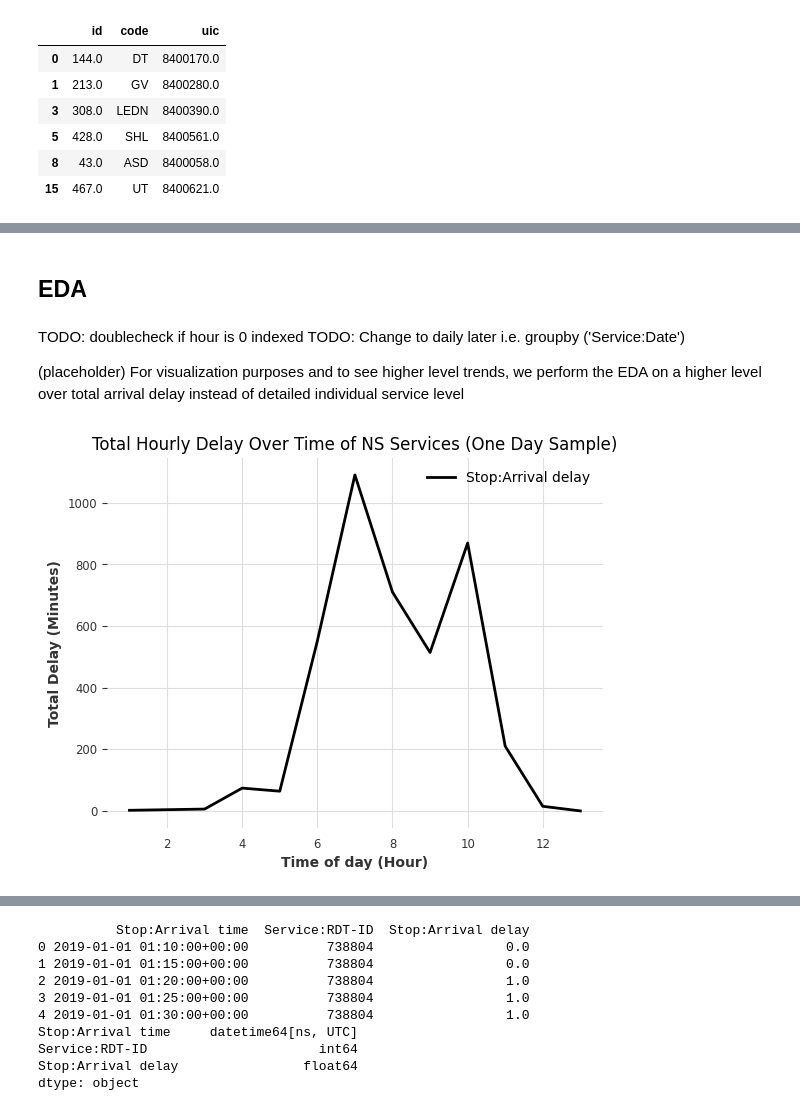
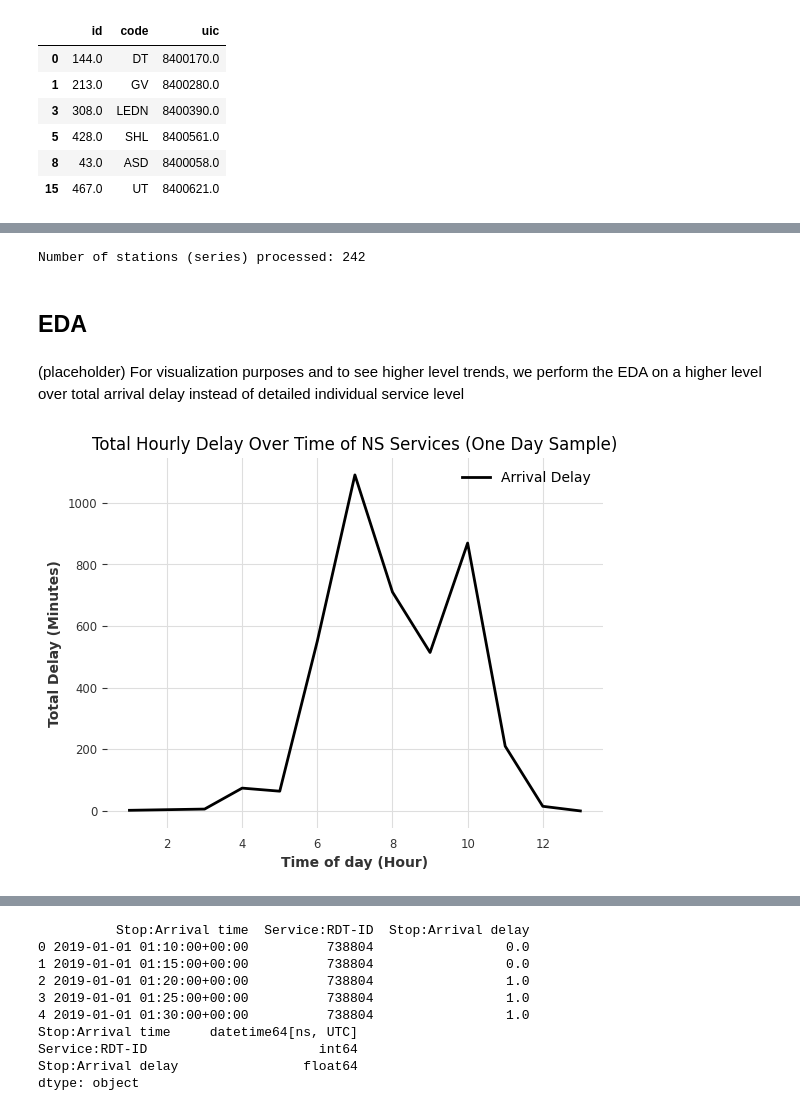
Before and after one commit to jbaonl/MSc-Thesis, a Jupyter notebook: MSc-Thesis/Bao/EDA.ipynb, the cells around one changed output, grey strips where cells are left out. Cells and saved outputs as stored; diff of their text form; code cells hidden in the pictures.

Commit message:
Updated EDA, with additional analysis on full time horizons for all datasets. Fixed small bug in download_data.ipynb

```diff
--- a/MSc-Thesis/Bao/EDA.ipynb
+++ b/MSc-Thesis/Bao/EDA.ipynb
@@ -867,7 +2195,7 @@ relevant_cols = [
 'Stop:Arrival time', 'Stop:Arrival delay',
 # 'Stop:Arrival cancelled',
 'Stop:Departure time', 'Stop:Departure delay', 'Stop:Departure cancelled',
-'Stop:Platform change'
+'Stop:Platform change',
 # 'Stop:Planned platform', 'Stop:Actual platform',
 'Sorted Stop: Arrival time', 'hour', 'minute', 'quarter_hour_bin',
 'id',
@@ -890,3 +2218,6 @@ relevant_cols = [
 'wind_speed_10m', 'wind_gusts_10m', 'soil_temperature_0_to_7cm',
 #'date'
 ]
+# %%
+full_merged_dataset = full_merged_dataset[relevant_cols]
+full_merged_dataset
@@ -892,0 +2238,2 @@ relevant_cols = [
+# %%
+full_merged_dataset['Arrival Delay'] = full_merged_dataset['Stop:Arrival delay'].astype(int)
@@ -892,0 +2269,30 @@ relevant_cols = [
+# %%
+# 1. Ensure the Departure Time is a datetime object so we can sort correctly
+full_merged_dataset['Stop:Departure time'] = pd.to_datetime(full_merged_dataset['Stop:Departure time'])
+
+# 2. Sort the data
+# We sort by ID first, then by Time.
+# na_position='last' is CRITICAL here: The final station usually has no Departure Time
+# (because the train ends there), so we force NaNs to the bottom to ensure it's treated as the last stop.
+df_sorted = full_merged_dataset.sort_values(
+    by=['Service:RDT-ID', 'Stop:Departure time'],
+    na_position='last'
+)
+
+# 3. Create the GroupBy object
+# We group by the unique service ID so operations happen per train
+grouped = df_sorted.groupby('Service:RDT-ID')['Stop:Station name']
+
+# 4. Create Source and Target Columns
+# .transform('first') takes the first station in the sorted group and applies it to ALL rows in that group
+# .transform('last') does the same for the last station
+full_merged_dataset['Source_Station'] = grouped.transform('first')
+full_merged_dataset['Target_Station'] = grouped.transform('last')
+
+# 5. Create the Trajectory Column
+full_merged_dataset['Trajectory'] = (
+    full_merged_dataset['Source_Station'] + ' -> ' + full_merged_dataset['Target_Station']
+)
+
+# Optional: Verify the result
+print(full_merged_dataset[['Service:RDT-ID', 'Stop:Station name', 'Trajectory']].head())
@@ -893,22 +2401,28 @@ relevant_cols = [
+# %%
+# Split data into Train and Test
+# This takes the last 5 hours of EACH station (group) as test data
+series_train = [s[:-5] for s in all_series]
+series_test = [s[-5:] for s in all_series]
+
+print(f"Number of stations (series) processed: {len(all_series)}")
+# %% [output]
+Number of stations (series) processed: 242
 # %% [markdown]
 ## EDA
 # %% [markdown]
-TODO: doublecheck if hour is 0 indexed
-TODO: Change to daily later i.e. groupby ('Service:Date')
-
 (placeholder) For visualization purposes and to see higher level trends, we perform the EDA on a higher level over total arrival delay instead of detailed individual service level
 # %%
 # Aggregate arrival delay by hour (sum of arrival delay minutes for all trains on a given hour in a day)
-df_aggregated = all_data_merged.groupby('hour')['Stop:Arrival delay'].sum().reset_index()
+df_aggregated = full_merged_dataset.groupby('hour')['Arrival Delay'].sum().reset_index()
 
 # Create a TimeSeries from the aggregated DataFrame
-total_hourly_delay_one_day = TimeSeries.from_dataframe(df_aggregated, time_col='hour', value_cols='Stop:Arrival delay')
+total_hourly_delay_one_day = TimeSeries.from_dataframe(df_aggregated, time_col='hour', value_cols='Arrival Delay')
 
 # Plot the aggregated delay time series
 total_hourly_delay_one_day.plot();
 plt.title("Total Hourly Delay Over Time of NS Services (One Day Sample)")
 plt.xlabel("Time of day (Hour)")
 plt.ylabel("Total Delay (Minutes)")
 plt.show()
 # %% [output]
-[figure, old version]
+[figure, new version]
```
Also changed, not shown: parts of 124 cells of this notebook, 1 other file.
